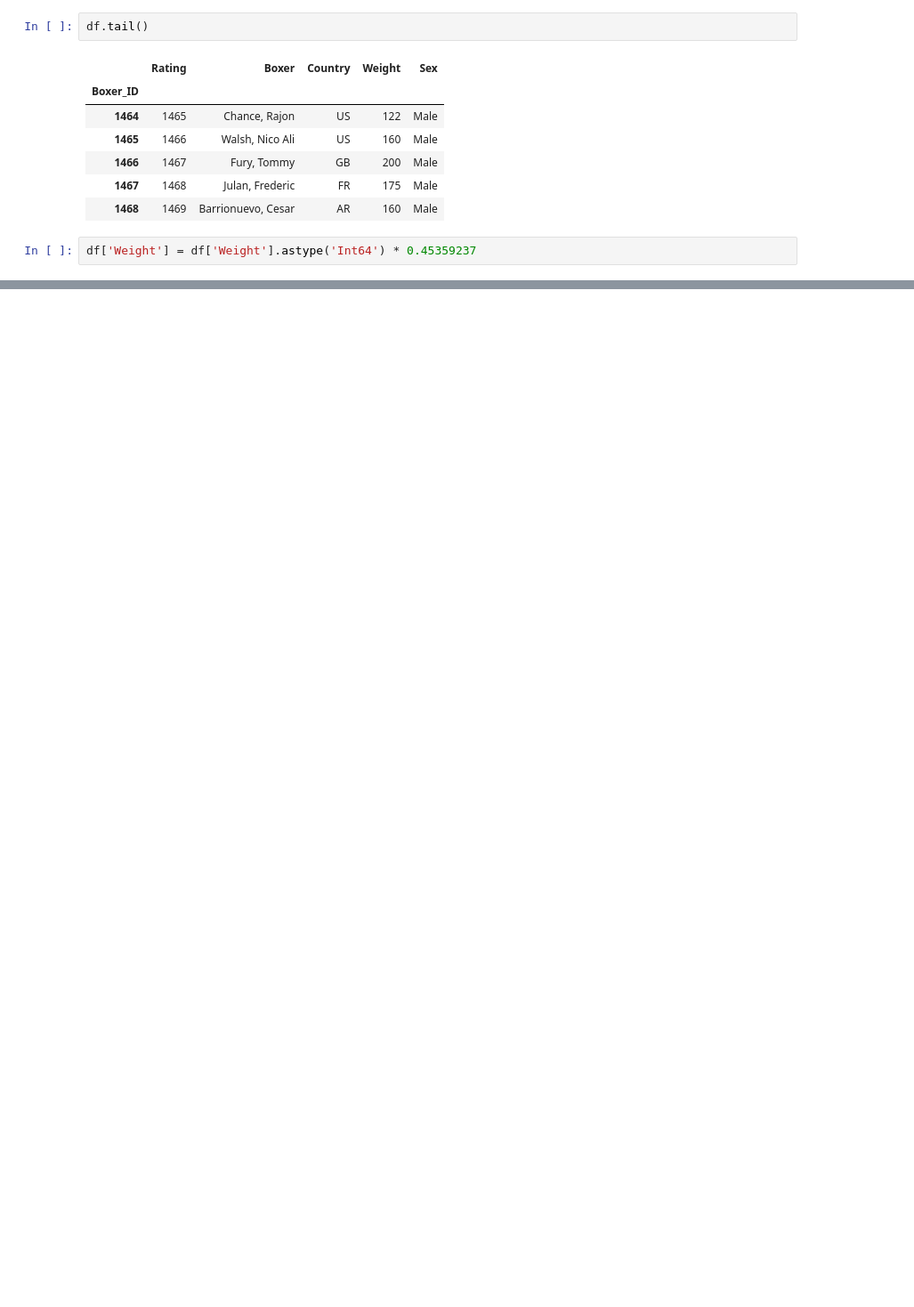
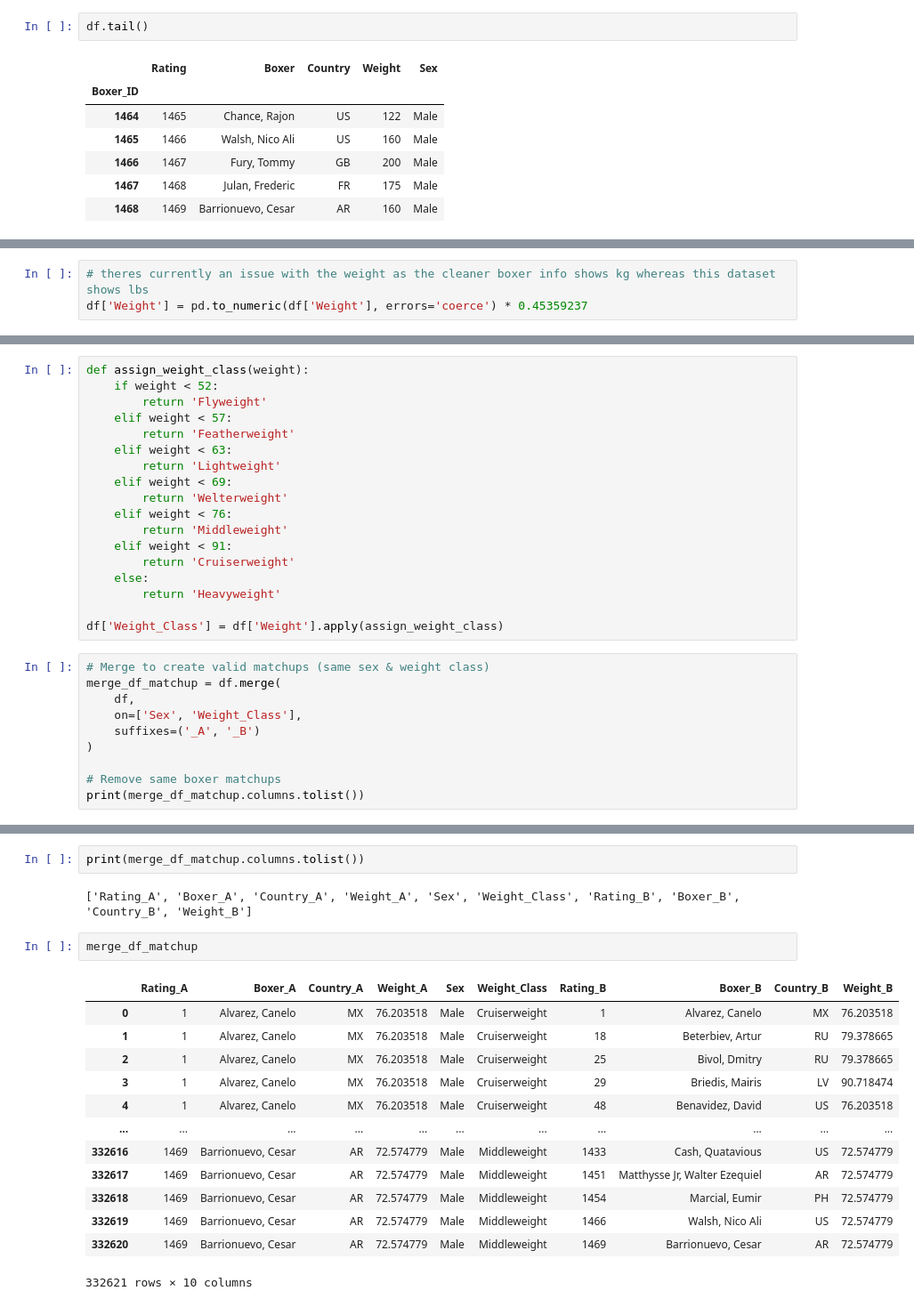
Before and after one commit to gurvirdhillon/boxing_ring_etl, a Jupyter notebook: notebooks/sort_box_info.ipynb, the cells around one changed output, grey strips where cells are left out. Shown at 89% size. Saved outputs shown, nothing was run; the diff lists cells and outputs as text; blank space fills up the shorter version.

```diff
--- a/notebooks/sort_box_info.ipynb
+++ b/notebooks/sort_box_info.ipynb
@@ -126,5 +126,3 @@ df.tail()
 | 1466 | 1467 | Fury, Tommy | GB | 200 | Male |
 | 1467 | 1468 | Julan, Frederic | FR | 175 | Male |
 | 1468 | 1469 | Barrionuevo, Cesar | AR | 160 | Male |
-# %%
-df['Weight'] = df['Weight'].astype('Int64') * 0.45359237
@@ -133,2 +129,5 @@ ValueError: invalid literal for int() with base 10: 'HWT'
+# %%
+# theres currently an issue with the weight as the cleaner boxer info shows kg whereas this dataset shows lbs
+df['Weight'] = pd.to_numeric(df['Weight'], errors='coerce') * 0.45359237
 # %%
 df.head()
@@ -134,0 +142,28 @@ df.head()
+# %%
+def assign_weight_class(weight):
+    if weight < 52:
+        return 'Flyweight'
+    elif weight < 57:
+        return 'Featherweight'
+    elif weight < 63:
+        return 'Lightweight'
+    elif weight < 69:
+        return 'Welterweight'
+    elif weight < 76:
+        return 'Middleweight'
+    elif weight < 91:
+        return 'Cruiserweight'
+    else:
+        return 'Heavyweight'
+
+df['Weight_Class'] = df['Weight'].apply(assign_weight_class)
+# %%
+# Merge to create valid matchups (same sex & weight class)
+merge_df_matchup = df.merge(
+    df,
+    on=['Sex', 'Weight_Class'],
+    suffixes=('_A', '_B')
+)
+
+# Remove same boxer matchups
+print(merge_df_matchup.columns.tolist())
@@ -134,0 +174,20 @@ df.head()
+# %%
+print(merge_df_matchup.columns.tolist())
+# %% [output]
+['Rating_A', 'Boxer_A', 'Country_A', 'Weight_A', 'Sex', 'Weight_Class', 'Rating_B', 'Boxer_B', 'Country_B', 'Weight_B']
+# %%
+merge_df_matchup
+# %% [output]
+|  | Rating_A | Boxer_A | Country_A | Weight_A | Sex | Weight_Class | Rating_B | Boxer_B | Country_B | Weight_B |
+| 0 | 1 | Alvarez, Canelo | MX | 76.203518 | Male | Cruiserweight | 1 | Alvarez, Canelo | MX | 76.203518 |
+| 1 | 1 | Alvarez, Canelo | MX | 76.203518 | Male | Cruiserweight | 18 | Beterbiev, Artur | RU | 79.378665 |
+| 2 | 1 | Alvarez, Canelo | MX | 76.203518 | Male | Cruiserweight | 25 | Bivol, Dmitry | RU | 79.378665 |
+| 3 | 1 | Alvarez, Canelo | MX | 76.203518 | Male | Cruiserweight | 29 | Briedis, Mairis | LV | 90.718474 |
+| 4 | 1 | Alvarez, Canelo | MX | 76.203518 | Male | Cruiserweight | 48 | Benavidez, David | US | 76.203518 |
+| ... | ... | ... | ... | ... | ... | ... | ... | ... | ... | ... |
+| 332616 | 1469 | Barrionuevo, Cesar | AR | 72.574779 | Male | Middleweight | 1433 | Cash, Quatavious | US | 72.574779 |
+| 332617 | 1469 | Barrionuevo, Cesar | AR | 72.574779 | Male | Middleweight | 1451 | Matthysse Jr, Walter Ezequiel | AR | 72.574779 |
+| 332618 | 1469 | Barrionuevo, Cesar | AR | 72.574779 | Male | Middleweight | 1454 | Marcial, Eumir | PH | 72.574779 |
+| 332619 | 1469 | Barrionuevo, Cesar | AR | 72.574779 | Male | Middleweight | 1466 | Walsh, Nico Ali | US | 72.574779 |
+| 332620 | 1469 | Barrionuevo, Cesar | AR | 72.574779 | Male | Middleweight | 1469 | Barrionuevo, Cesar | AR | 72.574779 |
+332621 rows × 10 columns
```
Also changed, not shown: parts of 5 cells of this notebook, 3 other files.
